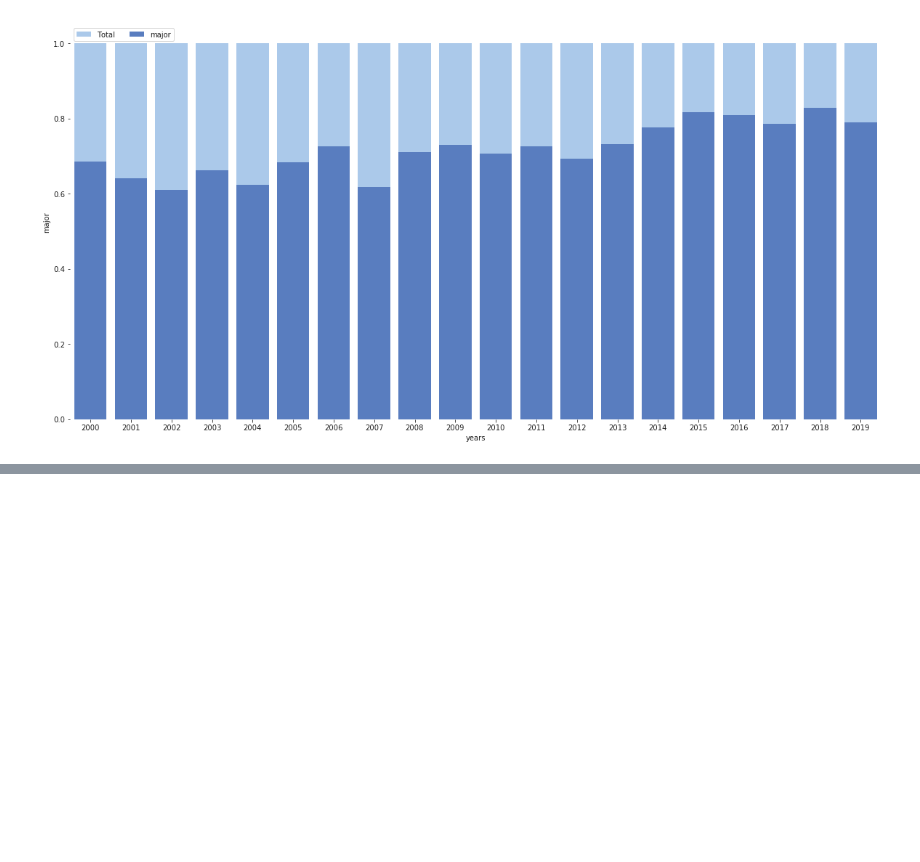
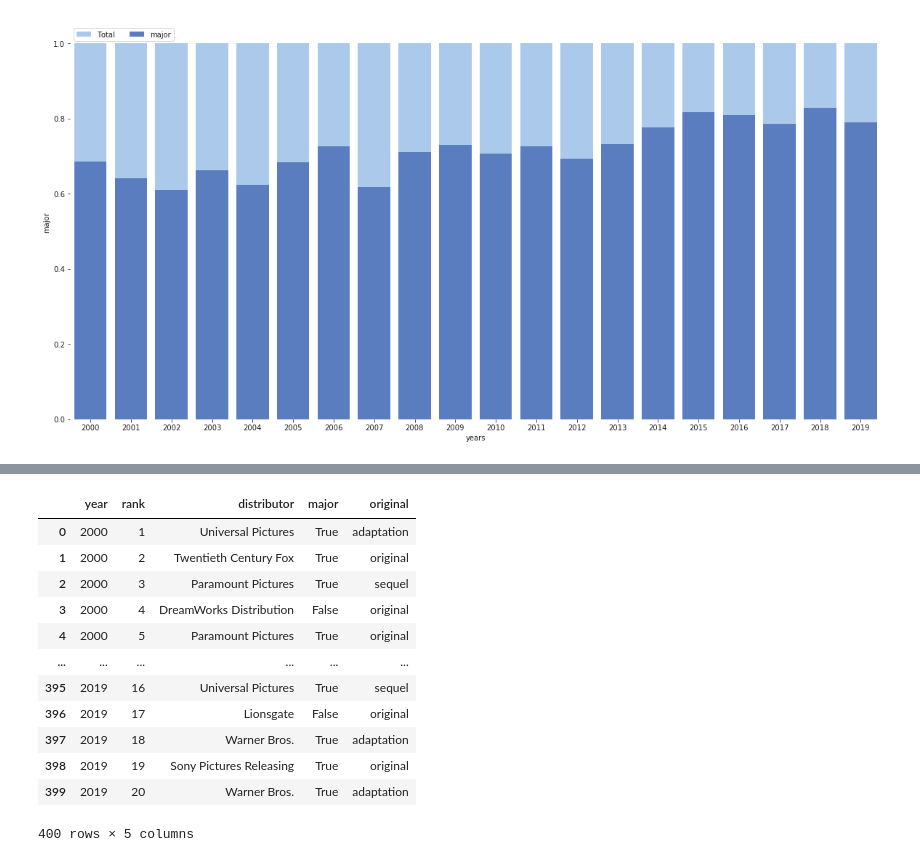
Before and after one commit to ivanlopezlobato/movies, a Jupyter notebook: notebooks/BoxOffice_Evolution_2000-2019.ipynb, the cells around one changed output, grey strips where cells are left out. Drawn from its saved outputs; the diff is of its cells as text; code cells hidden in the pictures; blank space fills up the shorter version.

```diff
--- a/notebooks/BoxOffice_Evolution_2000-2019.ipynb
+++ b/notebooks/BoxOffice_Evolution_2000-2019.ipynb
@@ -376,0 +421,18 @@ we can infer a more extreme distribution of the movie's earnings, a few titles s
+# %%
+file = "us_top20_originals.csv"
+originals = pd.read_csv(data + file)
+originals
+# %% [output]
+|  | year | rank | distributor | major | original |
+| 0 | 2000 | 1 | Universal Pictures | True | adaptation |
+| 1 | 2000 | 2 | Twentieth Century Fox | True | original |
+| 2 | 2000 | 3 | Paramount Pictures | True | sequel |
+| 3 | 2000 | 4 | DreamWorks Distribution | False | original |
+| 4 | 2000 | 5 | Paramount Pictures | True | original |
+| ... | ... | ... | ... | ... | ... |
+| 395 | 2019 | 16 | Universal Pictures | True | sequel |
+| 396 | 2019 | 17 | Lionsgate | False | original |
+| 397 | 2019 | 18 | Warner Bros. | True | adaptation |
+| 398 | 2019 | 19 | Sony Pictures Releasing | True | original |
+| 399 | 2019 | 20 | Warner Bros. | True | adaptation |
+400 rows × 5 columns
```
Also changed, not shown: parts of 11 cells of this notebook, 3 other files.
